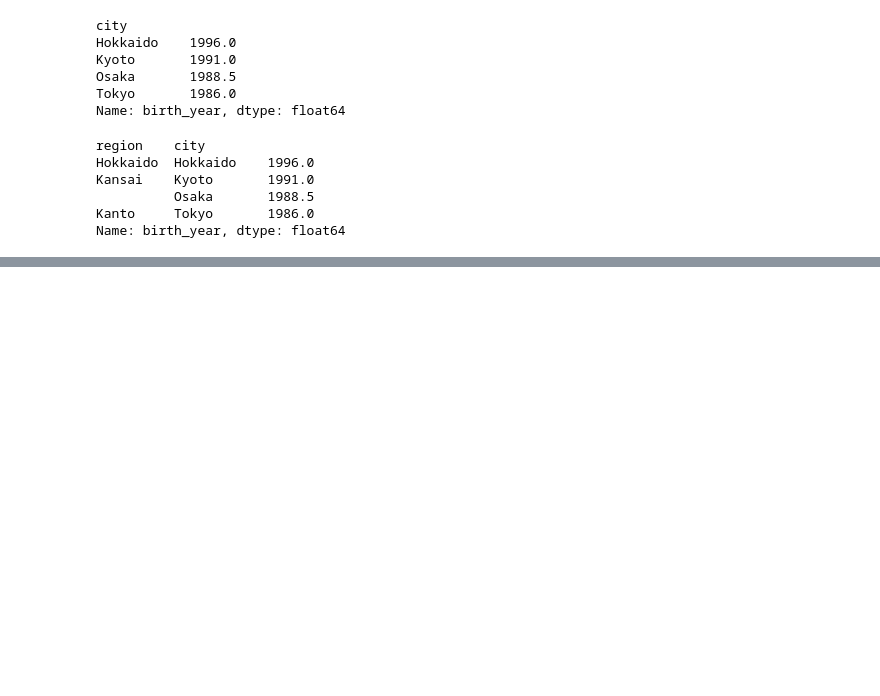
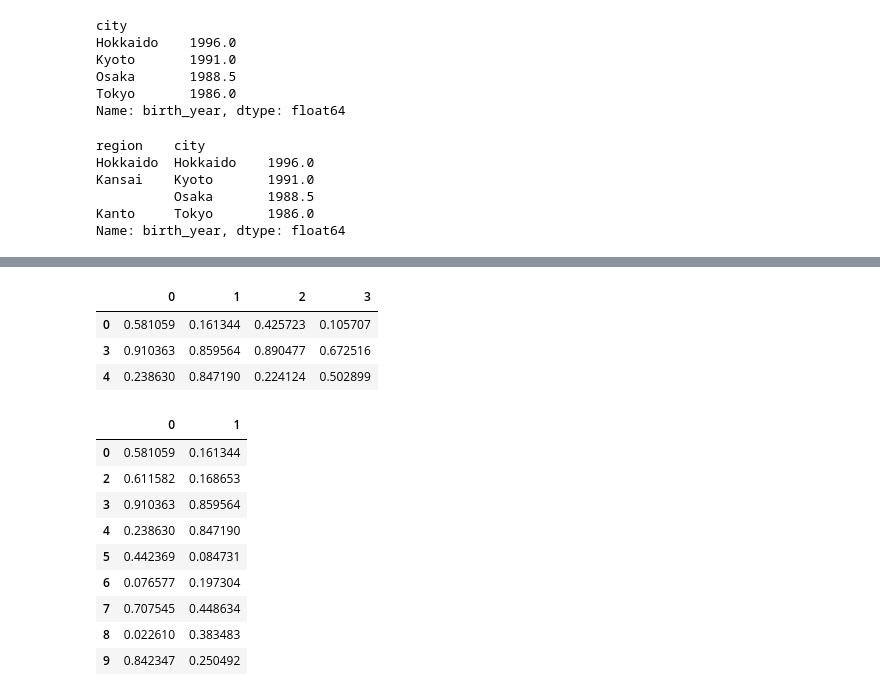
Before and after one commit to zaxirolls/learn, a Jupyter notebook: 東大データサイエンティスト/ch6.ipynb, the cells around one changed output, grey strips where cells are left out. Saved outputs shown, nothing was run; the diff lists cells and outputs as text; code cells hidden in the pictures; blank space fills up the shorter version.

```diff
--- a/東大データサイエンティスト/ch6.ipynb
+++ b/東大データサイエンティスト/ch6.ipynb
@@ -339,0 +360,20 @@ Name: birth_year, dtype: float64
+# %%
+df.dropna()
+# %% [output]
+|  | 0 | 1 | 2 | 3 |
+| 0 | 0.581059 | 0.161344 | 0.425723 | 0.105707 |
+| 3 | 0.910363 | 0.859564 | 0.890477 | 0.672516 |
+| 4 | 0.238630 | 0.847190 | 0.224124 | 0.502899 |
+# %%
+df[[0,1]].dropna()
+# %% [output]
+|  | 0 | 1 |
+| 0 | 0.581059 | 0.161344 |
+| 2 | 0.611582 | 0.168653 |
+| 3 | 0.910363 | 0.859564 |
+| 4 | 0.238630 | 0.847190 |
+| 5 | 0.442369 | 0.084731 |
+| 6 | 0.076577 | 0.197304 |
+| 7 | 0.707545 | 0.448634 |
+| 8 | 0.022610 | 0.383483 |
+| 9 | 0.842347 | 0.250492 |
```
Also changed, not shown: parts of 3 cells of this notebook.
